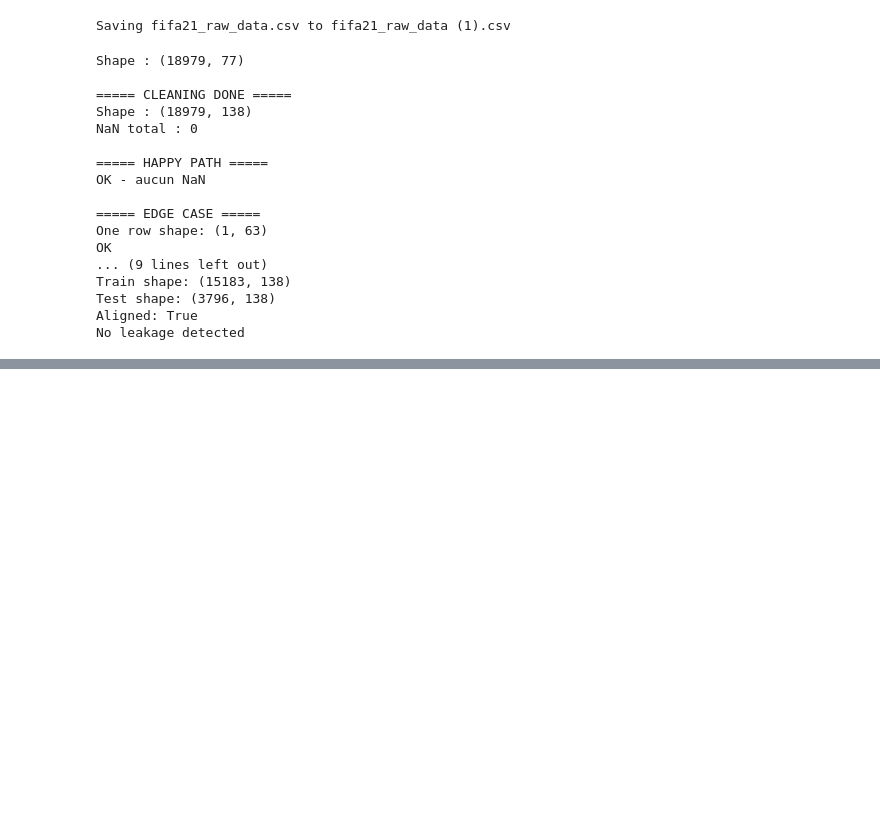
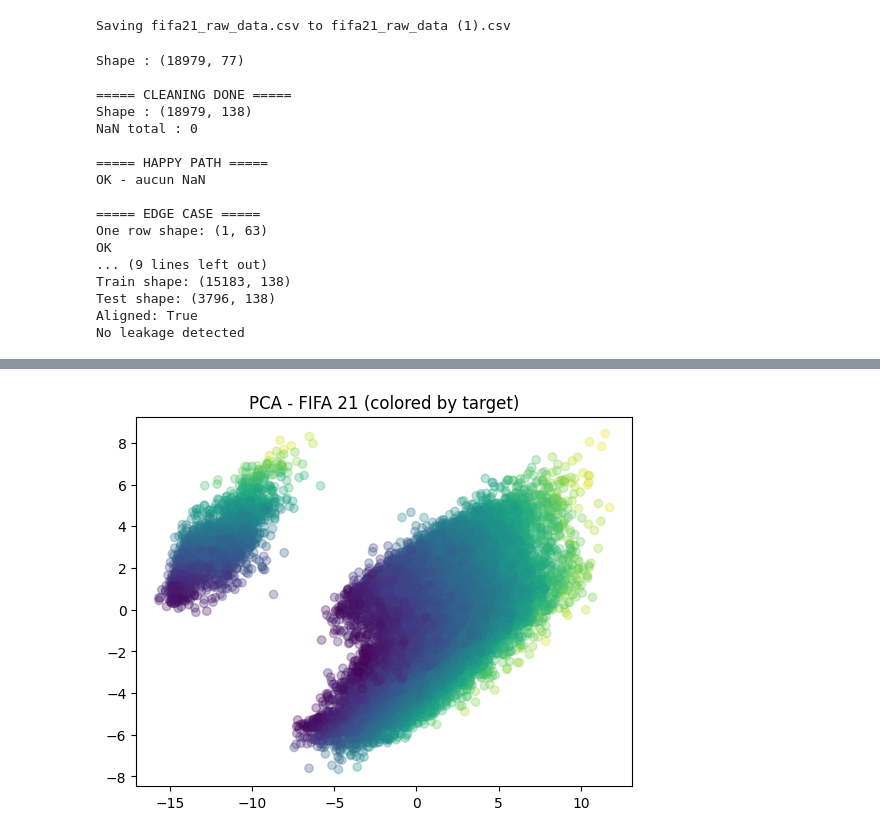
Before and after one commit to amanilayouni/arene-des-algos--Amani_LAYOUNI-, a Jupyter notebook: telco_churn.ipynb, the cells around one changed output, grey strips where cells are left out. Saved outputs shown, nothing was run; the diff lists cells and outputs as text; code cells hidden in the pictures; blank space fills up the shorter version.

Commit message:
feat: phase 10 bilan final preprocessing pipeline

```diff
--- a/telco_churn.ipynb
+++ b/telco_churn.ipynb
@@ -951,3 +951,102 @@ Train shape: (15183, 138)
 Test shape: (3796, 138)
 Aligned: True
 No leakage detected
+# %%
+import pandas as pd
+import numpy as np
+import matplotlib.pyplot as plt
+
+from sklearn.model_selection import train_test_split
+from sklearn.linear_model import LinearRegression, LogisticRegression
+from sklearn.decomposition import PCA
+
+# =========================
+# 1. DATASET DASHBOARD
+# =========================
+
+dashboard = pd.DataFrame({
+    "Étape": [
+        "Avant nettoyage",
+        "Après encodage",
+        "Après imputation",
+        "Final pipeline"
+    ],
+    "Colonnes": [77, 138, 138, X_clean.shape[1]],
+    "Lignes": [18979, 18979, 18979, 18979],
+    "Trous cachés": ["inconnus", 0, 0, 0],
+    "Colonnes VIF > 5": ["à analyser", "à analyser", 0, 0]
+})
+
+print("===== DATA CLEANING DASHBOARD =====")
+print(dashboard)
+
+# =========================
+# 2. SPLIT DATA
+# =========================
+
+X_train, X_test, y_train, y_test = train_test_split(
+    X_clean, y, test_size=0.2, random_state=42
+)
+
+# =========================
+# 3. BASELINE MODEL
+# =========================
+
+model = LinearRegression()
+model.fit(X_train, y_train)
+score_baseline = model.score(X_test, y_test)
+
+print("\n===== BASELINE =====")
+print("Score baseline :", score_baseline)
+
+# =========================
+# 4. COMPARISON STRATEGY (NO SCALING SIMPLIFIÉ)
+# =========================
+
+model2 = LinearRegression()
+model2.fit(X_train, y_train)
+score_variant = model2.score(X_test, y_test)
+
+print("\n===== COMPARISON =====")
+print("Baseline :", score_baseline)
+print("Variant  :", score_variant)
+
+# =========================
+# 5. PCA VISUALISATION
+# =========================
+
+pca = PCA(n_components=2)
+X_pca = pca.fit_transform(X_clean)
+
+plt.figure()
+plt.scatter(X_pca[:, 0], X_pca[:, 1], c=y, alpha=0.3)
+plt.title("PCA - FIFA 21 (colored by target)")
+plt.show()
+
+print("\nVariance expliquée (2 composantes) :", pca.explained_variance_ratio_.sum())
+
+# =========================
+# 6. FINAL MODEL (LOGISTIC)
+# =========================
+
+clf = LogisticRegression(max_iter=1000)
+clf.fit(X_train, y_train)
+
+final_score = clf.score(X_test, y_test)
+
+print("\n===== FINAL MODEL =====")
+print("Logistic Regression score :", final_score)
+
+# =========================
+# 7. ANTI-LEAK CHECK
+# =========================
+
+print("\n===== SAFETY CHECK =====")
+
+assert X_train.shape[1] == X_test.shape[1], "Colonnes non alignées"
+assert X_train.isna().sum().sum() == 0, "NaN dans train"
+assert X_test.isna().sum().sum() == 0, "NaN dans test"
+
+print("OK - pas de fuite détectée")
+print("OK - dataset stable")
+# %% [output]
@@ -953,0 +1066 @@ No leakage detected
+[figure, added]
```
Also changed, not shown: parts of 1 cell of this notebook.
